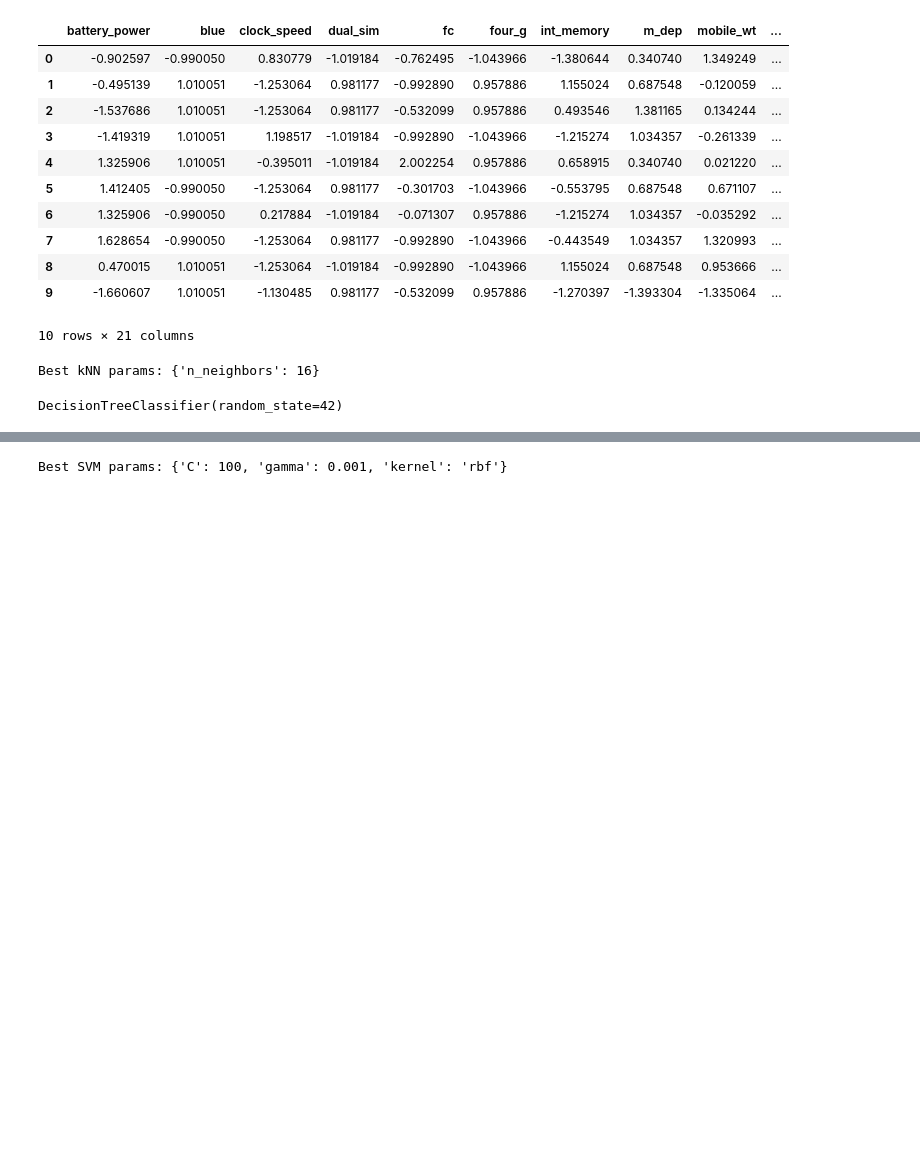
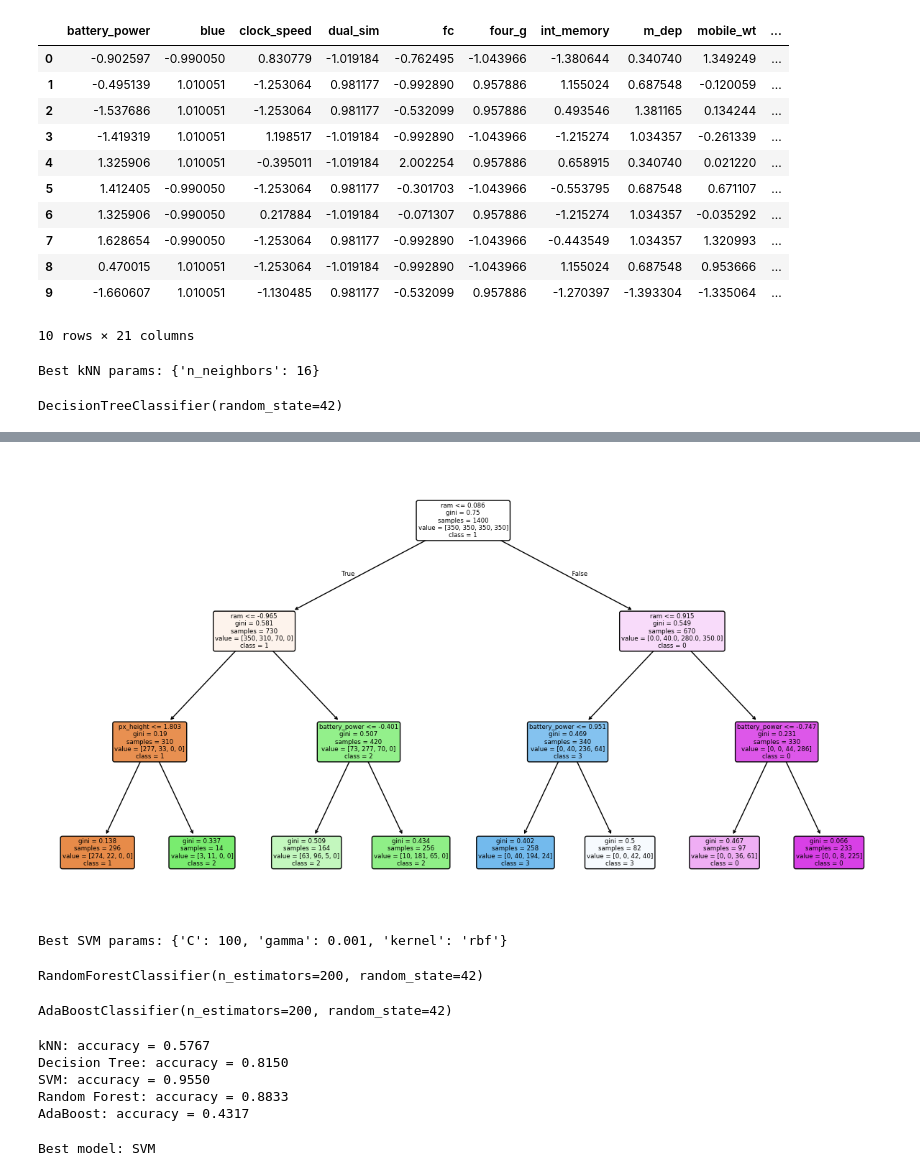
Before and after one commit to MansteinOrGuderian/IntelligentDataAnalysis, a Jupyter notebook: lab1/lab1.ipynb, the cells around one changed output, grey strips where cells are left out. Cells and saved outputs as stored; diff of their text form; code cells hidden in the pictures; blank space fills up the shorter version.

Commit message:
added Decisiontree(table), RandForest, Ada; find the best one

```diff
--- a/lab1/lab1.ipynb
+++ b/lab1/lab1.ipynb
@@ -170,3 +182,13 @@ DecisionTreeClassifier(random_state=42)
+# %%
+dt_small = DecisionTreeClassifier(max_depth=3, random_state=42)
+dt_small.fit(X_train, y_train)
+
+plt.figure(figsize=(15,8))
+plot_tree(dt_small, feature_names=X.columns, class_names=[str(c) for c in y.unique()],
+          filled=True, rounded=True)
+plt.show()
+# %% [output]
+[figure, added]
 # %%
 # SVM with GridSearch
 param_grid_svm = {
@@ -180,3 +202,43 @@ best_svm = grid_svm.best_estimator_
 print("Best SVM params:", grid_svm.best_params_)
 # %% [output]
 Best SVM params: {'C': 100, 'gamma': 0.001, 'kernel': 'rbf'}
+# %%
+# Random Forest
+rf = RandomForestClassifier(random_state=42, n_estimators=200)
+rf.fit(X_train, y_train)
+# %% [output]
+RandomForestClassifier(n_estimators=200, random_state=42)
+# %%
+# AdaBoost
+ab = AdaBoostClassifier(random_state=42, n_estimators=200)
+ab.fit(X_train, y_train)
+# %% [output]
+AdaBoostClassifier(n_estimators=200, random_state=42)
+# %%
+# Evaluate all models
+models = {
+    "kNN": best_knn,
+    "Decision Tree": dt,
+    "SVM": best_svm,
+    "Random Forest": rf,
+    "AdaBoost": ab
+}
+
+results = {}
+for name, model in models.items():
+    y_pred = model.predict(X_test)
+    acc = accuracy_score(y_test, y_pred)
+    results[name] = acc
+    print(f"{name}: accuracy = {acc:.4f}")
+# %% [output]
+kNN: accuracy = 0.5767
+Decision Tree: accuracy = 0.8150
+SVM: accuracy = 0.9550
+Random Forest: accuracy = 0.8833
+AdaBoost: accuracy = 0.4317
+# %%
+best_model_name = max(results, key=results.get)
+best_model = models[best_model_name]
+print("\nBest model:", best_model_name)
+# %% [output]
+Best model: SVM
```
Also changed, not shown: parts of 1 cell of this notebook.
